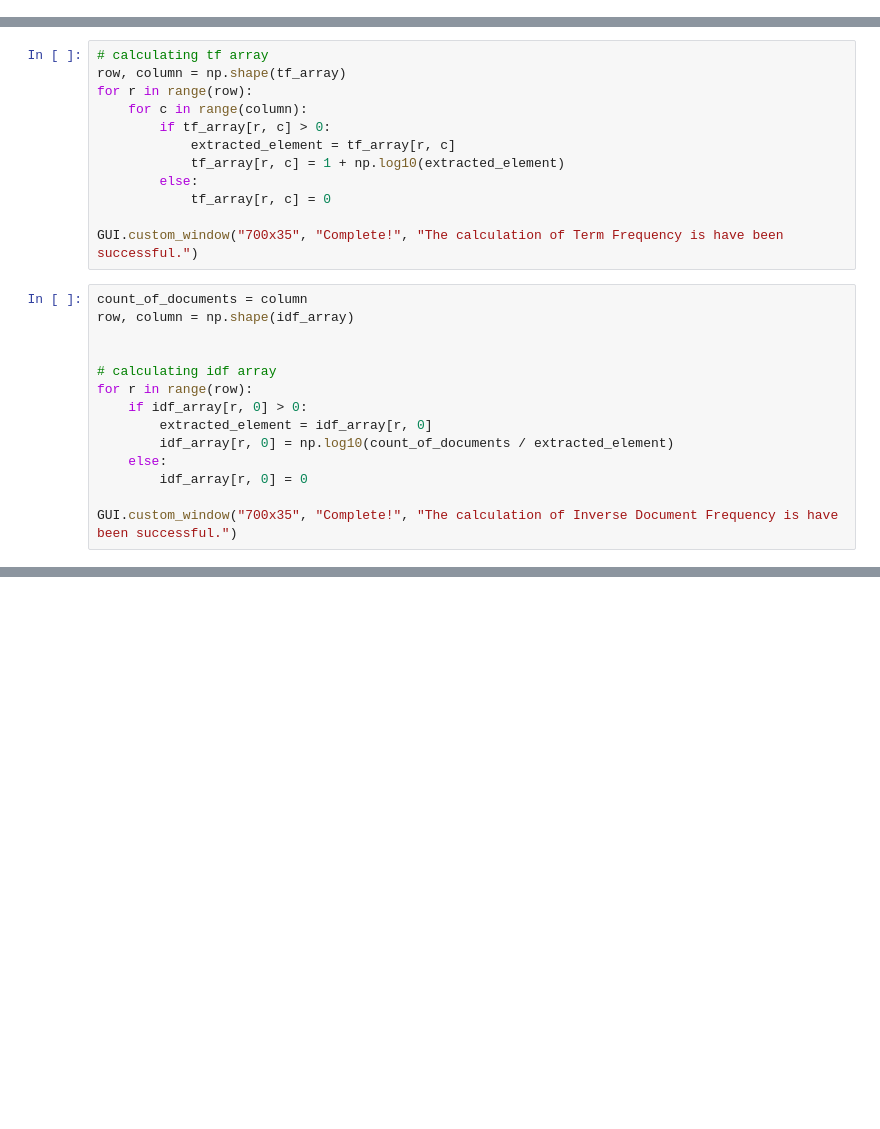
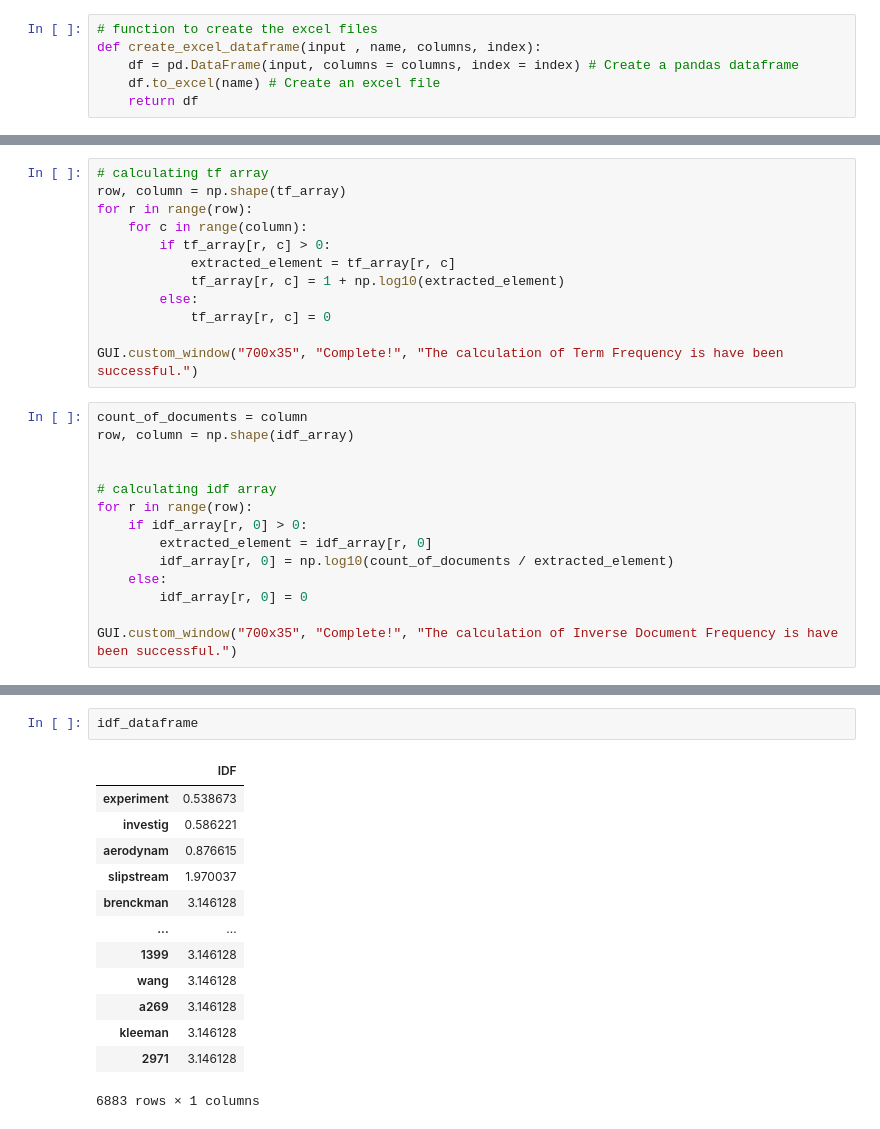
Before and after one commit to AmiraliToori/IR-Project, a Jupyter notebook: jupyter.ipynb, the cells around one changed output, grey strips where cells are left out. Cells and saved outputs as stored; diff of their text form; blank space fills up the shorter version.

```diff
--- a/jupyter.ipynb
+++ b/jupyter.ipynb
@@ -4,4 +4,10 @@ from nltk.stem import PorterStemmer # type: ignore
 import numpy as np # type: ignore
 import pandas as pd # type: ignore
 import re
+# %%
+# function to create the excel files
+def create_excel_dataframe(input , name, columns, index):
+    df = pd.DataFrame(input, columns = columns, index = index) # Create a pandas dataframe
+    df.to_excel(name) # Create an excel file
+    return df
 # %%
@@ -194,0 +204,16 @@ m2971               0.0          0.0          0.0          0.0
+# %%
+idf_dataframe
+# %% [output]
+|  | IDF |
+| experiment | 0.538673 |
+| investig | 0.586221 |
+| aerodynam | 0.876615 |
+| slipstream | 1.970037 |
+| brenckman | 3.146128 |
+| ... | ... |
+| 1399 | 3.146128 |
+| wang | 3.146128 |
+| a269 | 3.146128 |
+| kleeman | 3.146128 |
+| 2971 | 3.146128 |
+6883 rows × 1 columns
```
Also changed, not shown: parts of 10 cells of this notebook, 4 other files.
